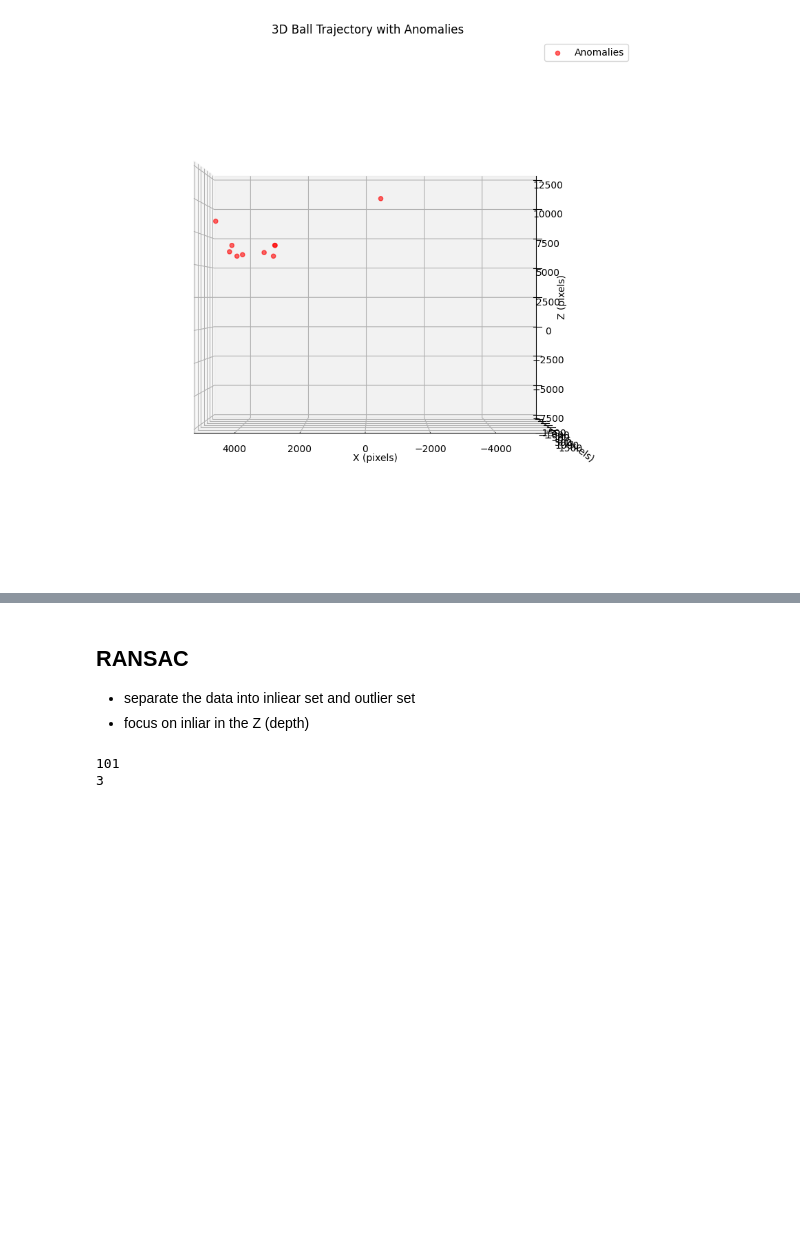
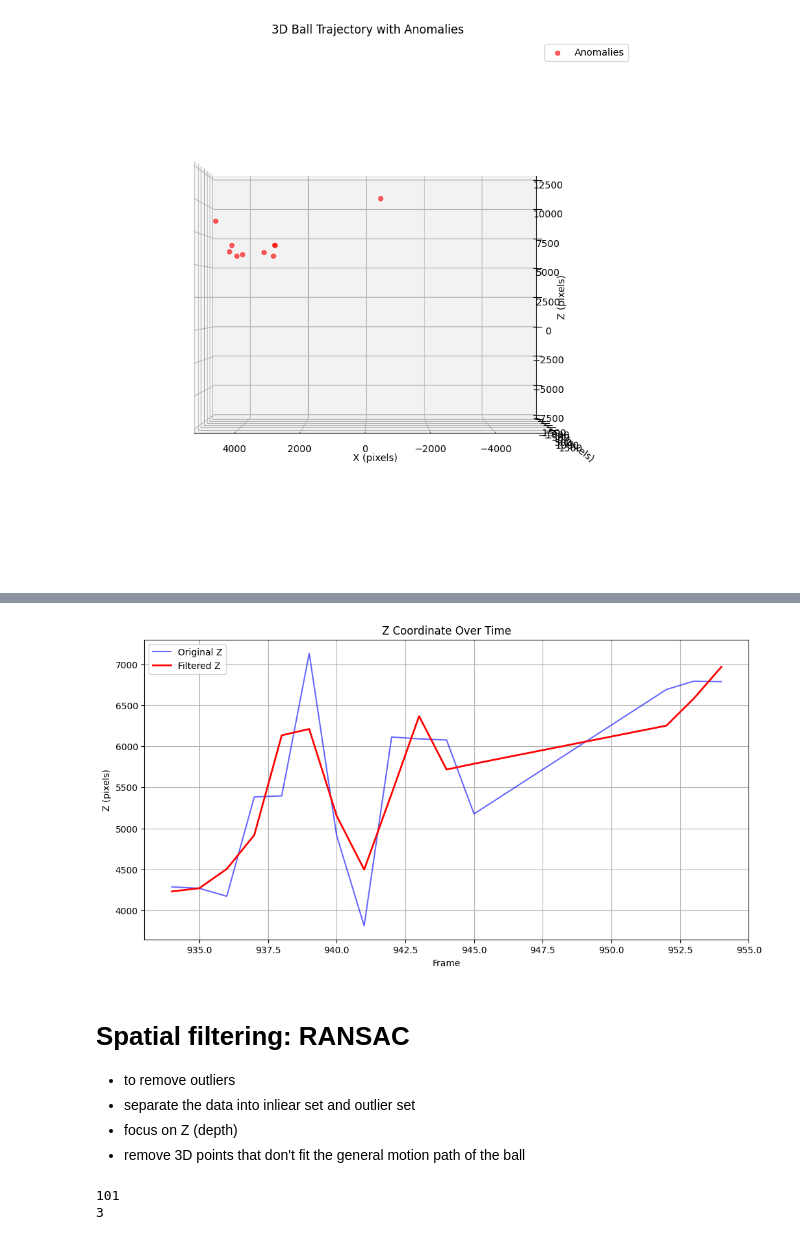
Before and after one commit to damianstone/cv-calibration-triangulation, a Jupyter notebook: notebooks/postprocessing.ipynb, the cells around one changed output, grey strips where cells are left out. Saved outputs shown, nothing was run; the diff lists cells and outputs as text; code cells hidden in the pictures; blank space fills up the shorter version.

```diff
--- a/notebooks/postprocessing.ipynb
+++ b/notebooks/postprocessing.ipynb
@@ -282,7 +378,57 @@ plot_3d_anomalies_points(triangulation_results)
+# %%
+import ast
+from scipy.signal import savgol_filter
+
+tr = triangulation_results.iloc[:15]
+tr = tr[~tr['anomaly_detected']]
+
+# Extract Z coordinates from position_3d_pixels
+z_coords = np.array([ast.literal_eval(pos)[2] for pos in tr['position_3d_pixels']])
+frames = tr['frame_no']
+
+# Apply Savitzky-Golay filter
+# Adjust window_length (must be odd) and polyorder for desired smoothing
+# longer length = more smoothing
+# more polyorder = more complex polynomial
+z_filtered = savgol_filter(z_coords, window_length=5, polyorder=2)
+
+# Plot original vs filtered
+plt.figure(figsize=(12, 6))
+plt.plot(frames, z_coords, 'b-', label='Original Z', alpha=0.6)
+plt.plot(frames, z_filtered, 'r-', label='Filtered Z', linewidth=2)
+plt.title('Z Coordinate Over Time')
+plt.xlabel('Frame')
+plt.ylabel('Z (pixels)')
+plt.legend()
+plt.grid(True)
+plt.show()
+
+def apply_savgol_filter(triangulation_results):
+  # Extract Z coordinates from position_3d_pixels
+  z_coords = np.array([ast.literal_eval(pos)[2] for pos in triangulation_results['position_3d_pixels']])
+  frames = triangulation_results['frame_no']
+
+  # Apply Savitzky-Golay filter
+  # Adjust window_length (must be odd) and polyorder for desired smoothing
+  z_filtered = savgol_filter(z_coords, window_length=5, polyorder=2)
+  # Add filtered Z as new column
+  triangulation_results['z_filtered'] = z_filtered
+  # Update the original 3D positions with filtered Z
+  triangulation_results['position_3d_pixels_filtered'] = triangulation_results.apply(
+      lambda row: [
+          ast.literal_eval(row['position_3d_pixels'])[0],  # keep original X
+          ast.literal_eval(row['position_3d_pixels'])[1],  # keep original Y
+          row['z_filtered']  # use filtered Z
+      ], axis=1
+  )
+# %% [output]
+[figure, added]
 # %% [markdown]
-## RANSAC
+# Spatial filtering: RANSAC
+- to remove outliers
 - separate the data into inliear set and outlier set
-- focus on inliar in the Z (depth)
+- focus on Z (depth)
+- remove 3D points that don't fit the general motion path of the ball
 # %%
 from sklearn.linear_model import RANSACRegressor
 from sklearn.preprocessing import PolynomialFeatures
```
Also changed, not shown: parts of 5 cells of this notebook.
